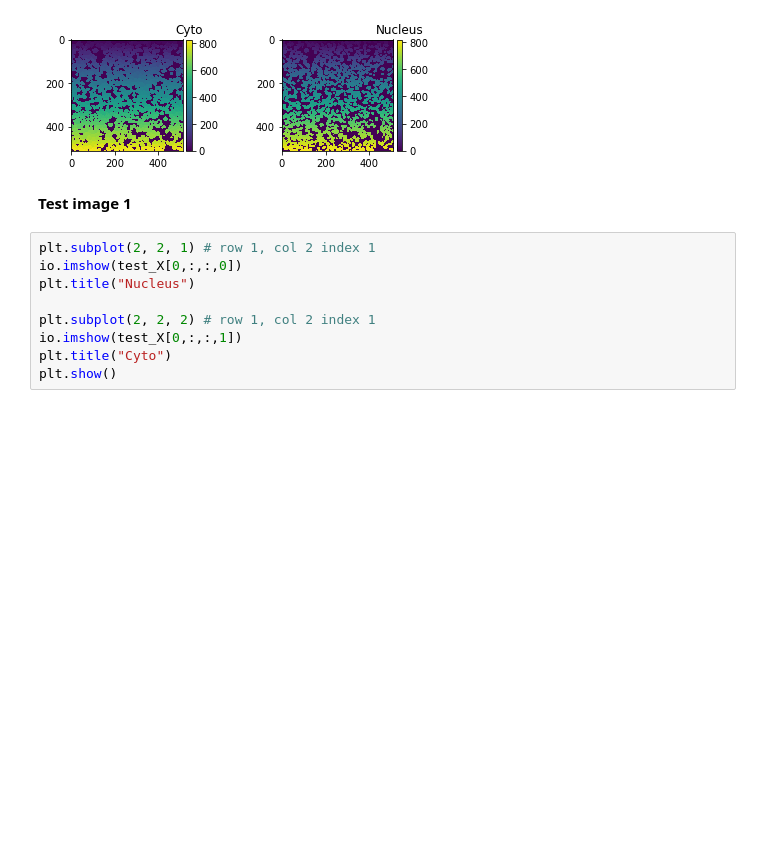
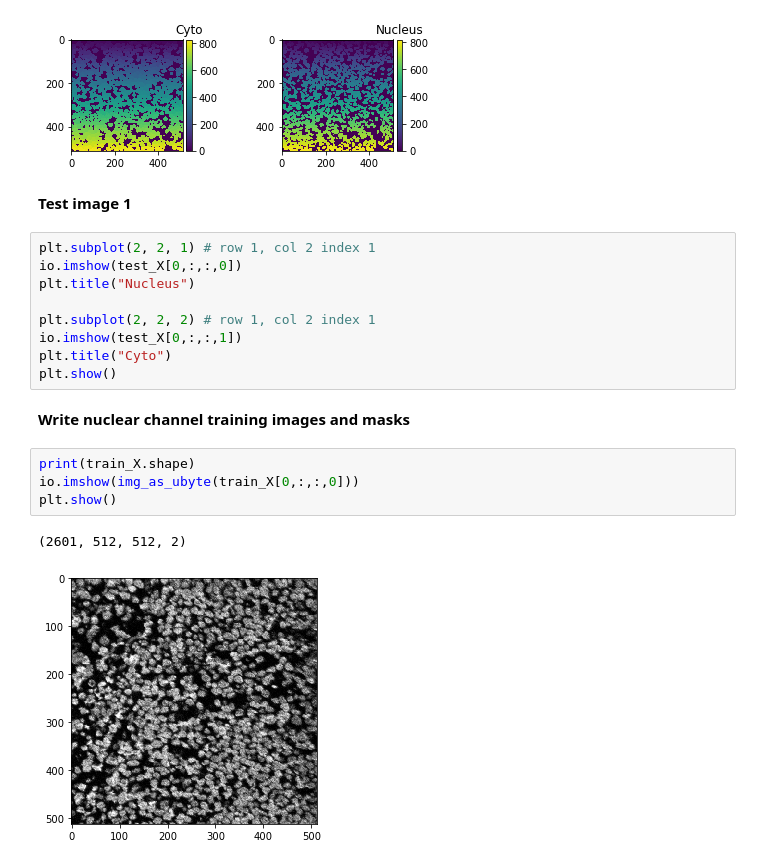
Before and after one commit to youyifong/dense_cell_segmentation, a Jupyter notebook: DeepCell_explore_tissuenet_1.0.ipynb, the cells around one changed output. Drawn from its saved outputs; the diff is of its cells as text; blank space fills up the shorter version.

```diff
--- a/DeepCell_explore_tissuenet_1.0.ipynb
+++ b/DeepCell_explore_tissuenet_1.0.ipynb
@@ -82,3 +92,12 @@ plt.subplot(2, 2, 2) # row 1, col 2 index 1
 io.imshow(test_X[0,:,:,1])
 plt.title("Cyto")
 plt.show()
+# %% [markdown]
+**Write nuclear channel training images and masks**
+# %%
+print(train_X.shape)
+io.imshow(img_as_ubyte(train_X[0,:,:,0]))
+plt.show()
+# %% [output]
+(2601, 512, 512, 2)
+[figure, added]
```
Also changed, not shown: parts of 6 cells of this notebook, 4 other files.
